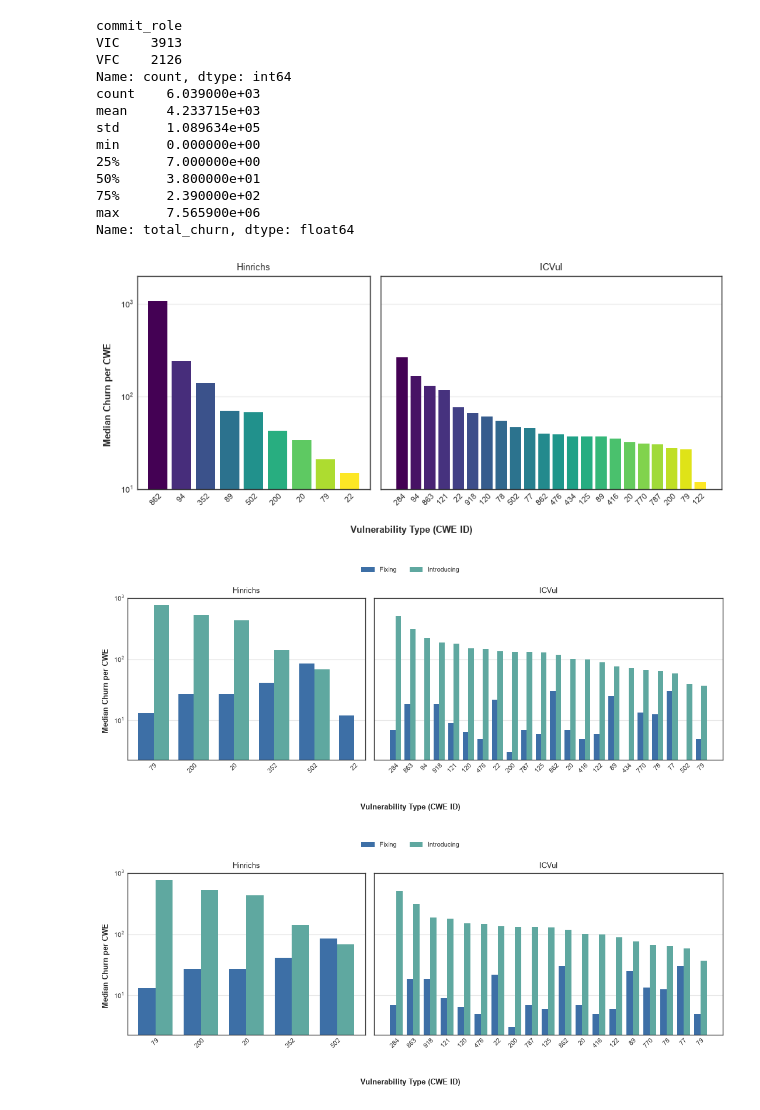
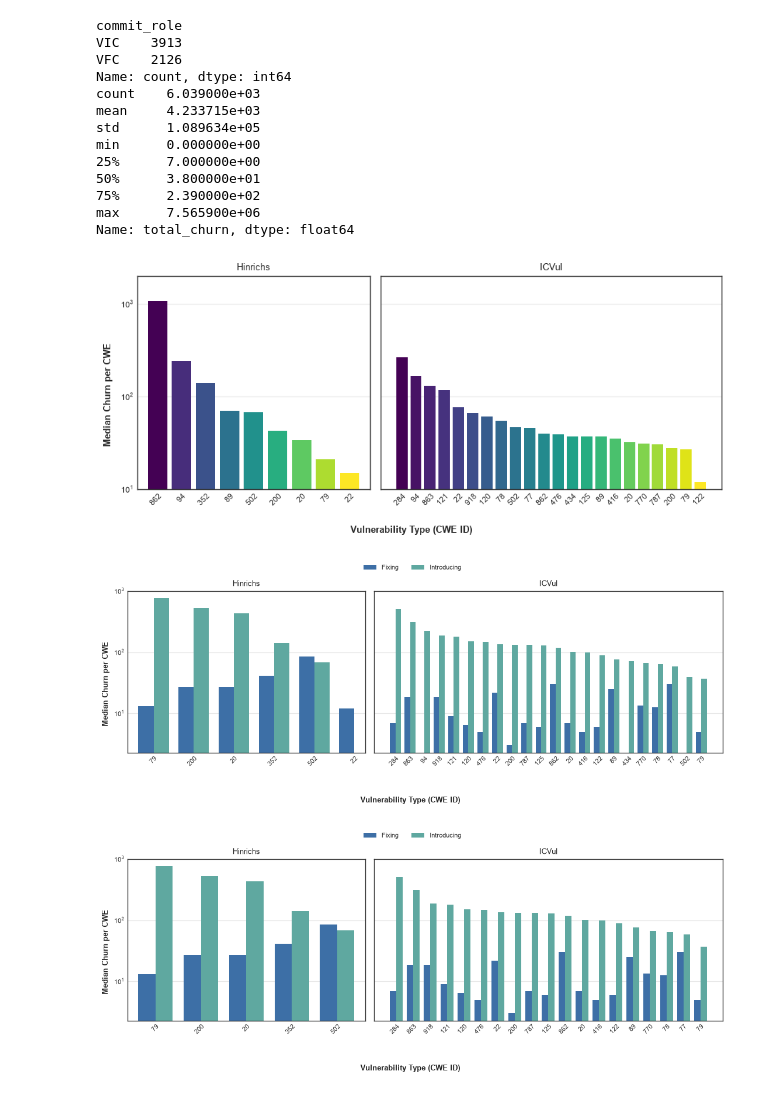
Before and after one commit to zaryanz/churn-bugs-vulns, a Jupyter notebook: notebooks/cwe_analysis_diffstat.ipynb, the cells around one changed output. Drawn from its saved outputs; the diff is of its cells as text; code cells hidden in the pictures.

Commit message:
fix: saved figures and started candlestick figure

```diff
--- a/notebooks/cwe_analysis_diffstat.ipynb
+++ b/notebooks/cwe_analysis_diffstat.ipynb
@@ -130,6 +130,7 @@ plot_cwe_single(df_all, "ICVul", axes[1], n_min=n_min)
 fig.supylabel("Median Churn per CWE", fontsize=9, fontweight="bold")
 fig.supxlabel("Vulnerability Type (CWE ID)", fontsize=9, fontweight="bold")
 plt.tight_layout()
+plt.savefig("cwe_single.pdf")
 plt.show()
 
 # (b) paired bar - version 1
@@ -143,39 +144,41 @@ fig.legend(
     [bars_fix, bars_intro],
     ["Fixing", "Introducing"],
     loc="upper center",
-    bbox_to_anchor=(0.5, 1.03),  # Positioned cleanly above titles
+    # bbox_to_anchor=(0.5, 1.03),  # Positioned cleanly above titles
     ncol=2,
     fontsize=8,
     frameon=False,
 )
 plt.tight_layout()
 fig.subplots_adjust(
     top=0.88, bottom=0.22
 )
+plt.savefig("cwe_paired_ver1.pdf")
 plt.show()
 
 # (b) paired bar - version 2
 fig, axes = plt.subplots(1, 2, figsize=(11, 4.2),
                           gridspec_kw={"width_ratios": [n_hinrichs, n_icvul]}, sharey=True)  # match actual surviving CWE counts once known
 bars_fix, bars_intro = plot_cwe_paired(df_all, "Hinrichs", axes[0], n_min, True)
 plot_cwe_paired(df_all, "ICVul", axes[1], n_min, True)
 fig.supylabel("Median Churn per CWE", fontsize=9, fontweight="bold")
 fig.supxlabel("Vulnerability Type (CWE ID)", fontsize=9, fontweight="bold")
 fig.legend(
     [bars_fix, bars_intro],
     ["Fixing", "Introducing"],
     loc="upper center",
-    bbox_to_anchor=(0.5, 1.03),  # Positioned cleanly above titles
+    # bbox_to_anchor=(0.5, 1.03),  # Positioned cleanly above titles
     ncol=2,
     fontsize=8,
     frameon=False,
 )
 plt.tight_layout()
 fig.subplots_adjust(
     top=0.88, bottom=0.22
 )
+plt.savefig("cwe_paired_ver2.pdf")
 plt.show()
 # %% [output]
 [figure]
-[figure, old version]
+[figure, new version]
-[figure, old version]
+[figure, new version]
```
Also changed, not shown: parts of 1 cell of this notebook, 4 other files.
